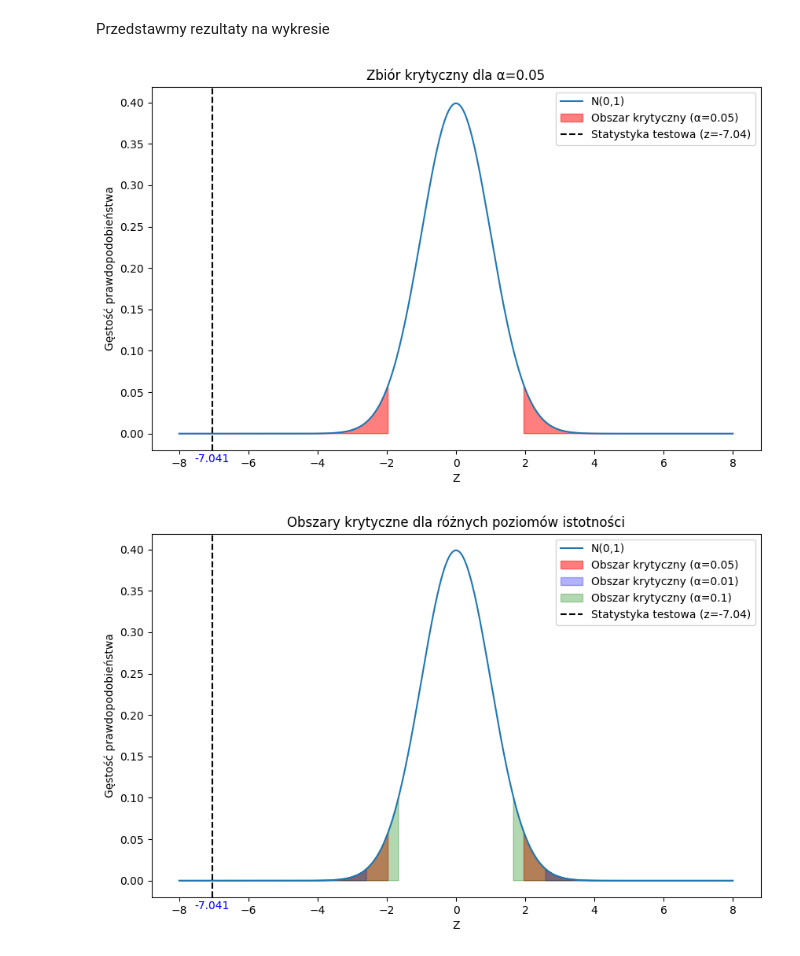
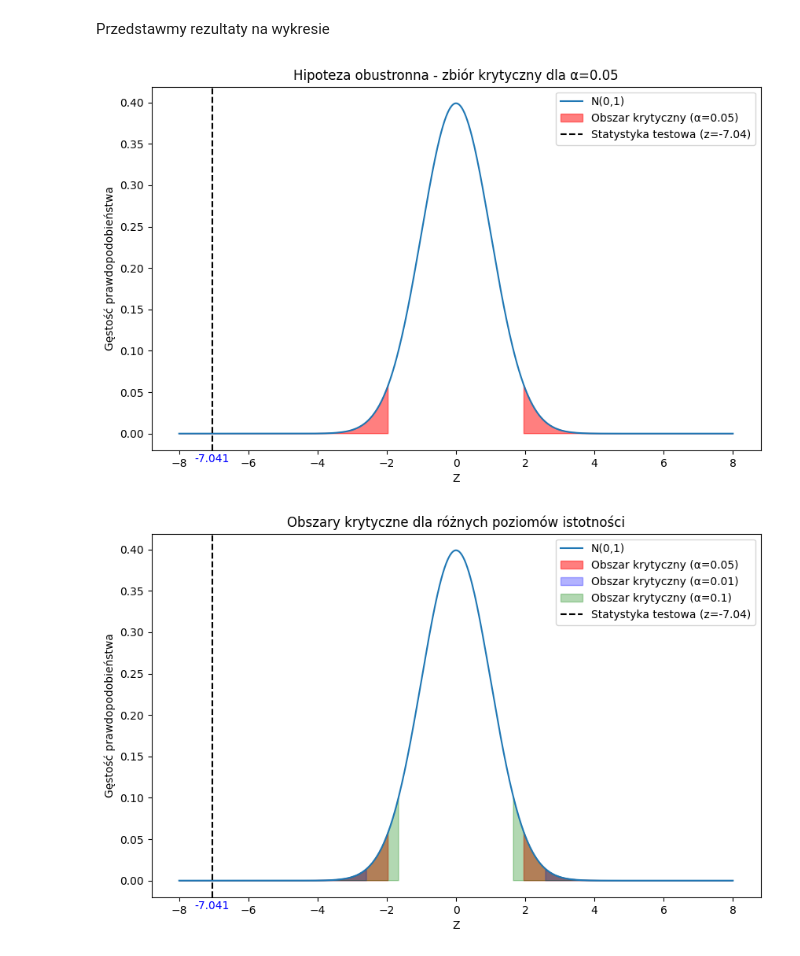
Before and after one commit to mathieuboro/raport2, a Jupyter notebook: Raport2.ipynb, the cells around one changed output. Saved outputs shown, nothing was run; the diff lists cells and outputs as text; code cells hidden in the pictures.

```diff
--- a/Raport2.ipynb
+++ b/Raport2.ipynb
@@ -76,20 +76,20 @@ Przedstawmy rezultaty na wykresie
 # %%
 x = np.linspace(-8, 8, 1000)
 y = norm.pdf(x)
 
 fig, ax = plt.subplots(figsize=(10, 6))
 ax.plot(x, y, label='N(0,1)')
 ax.fill_between(x, 0, y, where=(x <= -z_critical) | (x >= z_critical), color='red', alpha=0.5, label='Obszar krytyczny (α=0.05)')
 ax.axvline(x=z, color='black', linestyle='--', label=f'Statystyka testowa (z={z:.2f})')
 ax.text(z, -0.01, f'{z:.3f}', horizontalalignment='center', verticalalignment='top', color='blue', fontsize=10, transform=ax.get_xaxis_transform())      #zobacz czy z tym
 ax.legend()
 ax.set_xlabel('Z')
 ax.set_ylabel('Gęstość prawdopodobieństwa')
-ax.set_title('Zbiór krytyczny dla α=0.05')
+ax.set_title('Hipoteza obustronna - zbiór krytyczny dla α=0.05')
 
 plt.show()
 # %% [output]
-[figure, old version]
+[figure, new version]
 # %%
 # Dla alpha = 0.01
 alpha_01 = 0.01
```
Also changed, not shown: parts of 2 cells of this notebook.
